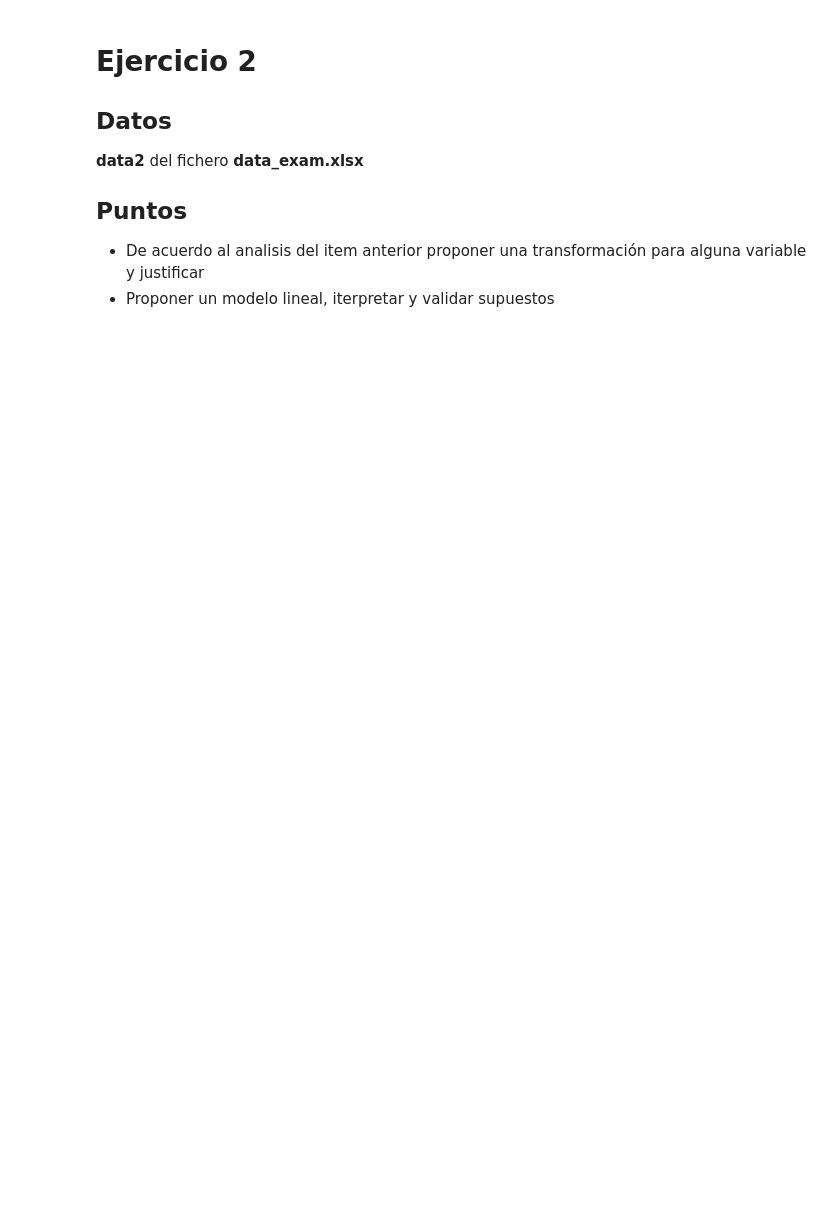
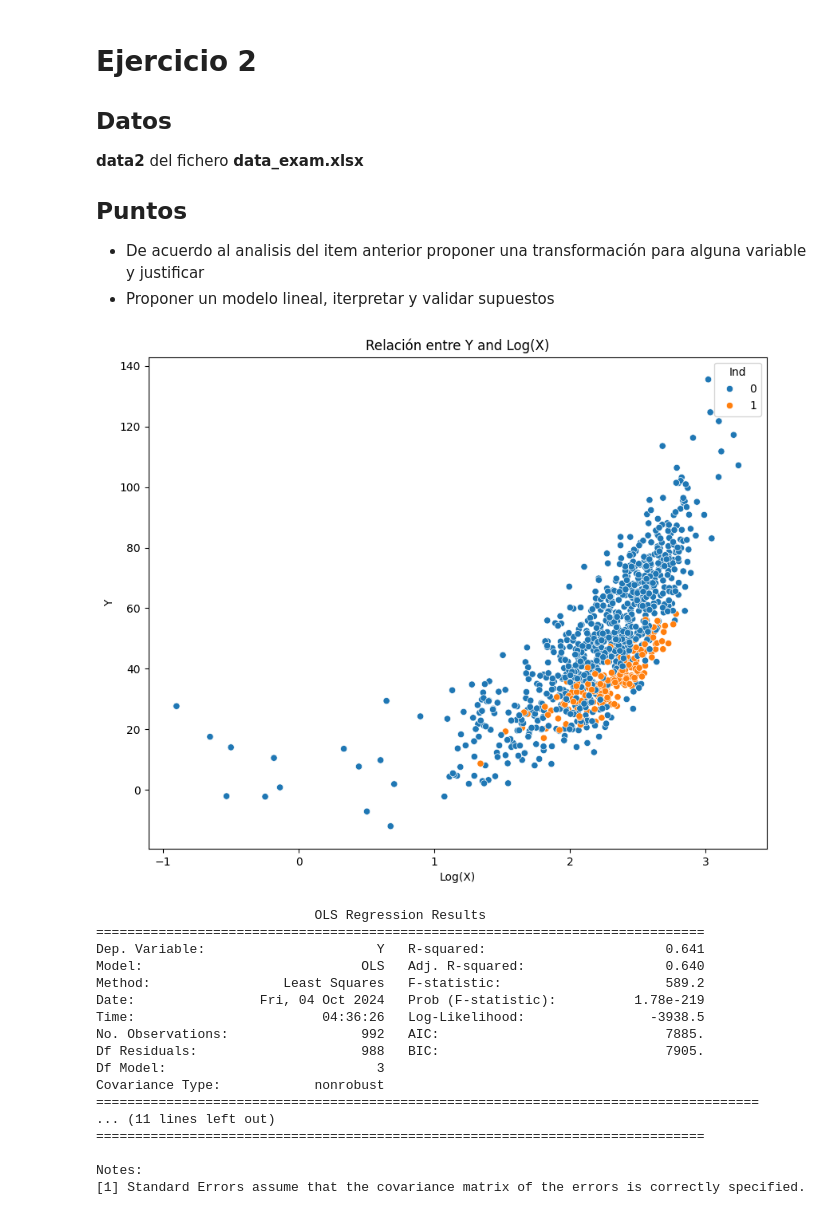
Before and after one commit to cam2149/MachinelearningI, a Jupyter notebook: Examen1.ipynb, the cells around one changed output. Cells and saved outputs as stored; diff of their text form; code cells hidden in the pictures; blank space fills up the shorter version.

```diff
--- a/Examen1.ipynb
+++ b/Examen1.ipynb
@@ -306,3 +311,43 @@ Al usar C(Ind), se está especificando que se cree una variable ficticia (dummy
 
 - De acuerdo al analisis del item anterior proponer una transformación para alguna variable y justificar
 - Proponer un modelo lineal, iterpretar y validar supuestos
+# %%
+# Transformación de la variable X
+df['X_log'] = np.log(df['X'])
+
+# Gráfico de dispersión Y vs X_log
+plt.figure(figsize=(10, 8))
+sns.scatterplot(x='X_log', y='Y', hue='Ind', data=df)
+plt.xlabel('Log(X)')
+plt.ylabel('Y')
+plt.title('Relación entre Y and Log(X)')
+plt.show()
+
+# Modelo de regresión lineal con interacción entre X_log e Ind
+model_interaction_log = sm.ols('Y ~ X_log + C(Ind) + X_log:C(Ind)', data=df).fit()
+print(model_interaction_log.summary())
+
+# Justificación de la transformación
+# Se propone una transformación logarítmica para X debido a la curvatura o no linealidad
+# observada en la relación entre X e Y, visible en el gráfico de dispersión.
+# Esta transformación puede linealizar la relación, mejorando el ajuste del modelo y la interpretación de los coeficientes.
+# Se observa un mejor ajuste del modelo al aplicar la transformación.
+# %% [output]
+[figure, added]
+                            OLS Regression Results
+==============================================================================
+Dep. Variable:                      Y   R-squared:                       0.641
+Model:                            OLS   Adj. R-squared:                  0.640
+Method:                 Least Squares   F-statistic:                     589.2
+Date:                Fri, 04 Oct 2024   Prob (F-statistic):          1.78e-219
+Time:                        04:36:26   Log-Likelihood:                -3938.5
+No. Observations:                 992   AIC:                             7885.
+Df Residuals:                     988   BIC:                             7905.
+Df Model:                           3
+Covariance Type:            nonrobust
+=====================================================================================
+... (11 lines left out)
+==============================================================================
+
+Notes:
+[1] Standard Errors assume that the covariance matrix of the errors is correctly specified.
```
Also changed, not shown: parts of 3 cells of this notebook.
